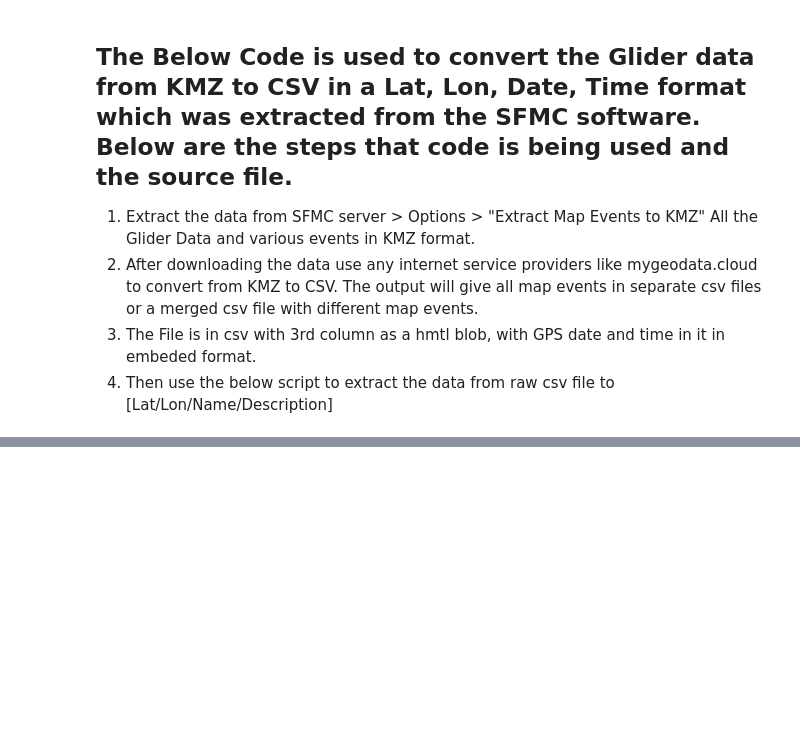
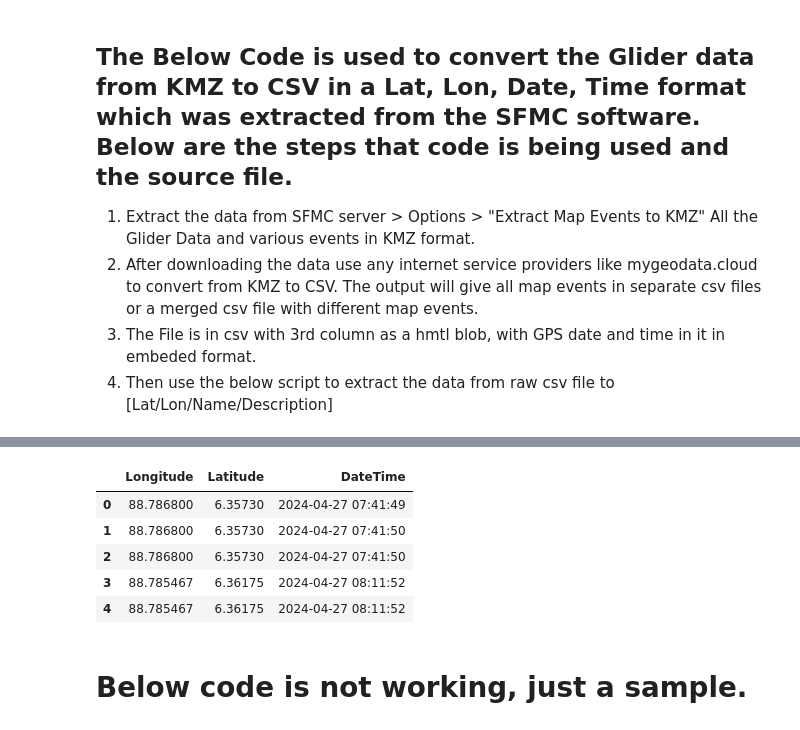
Before and after one commit to ravi19ved/my_projects, a Jupyter notebook: pygmt/glider_kmz_to_csv_data_converter.ipynb, the cells around one changed output, grey strips where cells are left out. Drawn from its saved outputs; the diff is of its cells as text; code cells hidden in the pictures; blank space fills up the shorter version.

```diff
--- a/pygmt/glider_kmz_to_csv_data_converter.ipynb
+++ b/pygmt/glider_kmz_to_csv_data_converter.ipynb
@@ -7,0 +63,23 @@
+# %%
+# Working Code to extract GPS data from a CSV file with surface movements
+
+# Updated function to extract the correct date and time format
+def extract_correct_datetime(description):
+    match = re.search(r'Time of GPS Position: ([0-9\-: ]+)', description)
+    return match.group(1) if match else None
+
+# Apply the updated function
+df['DateTime'] = df['description'].apply(extract_correct_datetime)
+
+# Select only the required columns
+extracted_data = df[['X', 'Y', 'DateTime']].rename(columns={'X': 'Longitude', 'Y': 'Latitude'})
+
+# Show the first few rows of the extracted data
+extracted_data.head()
+# %% [output]
+|  | Longitude | Latitude | DateTime |
+| 0 | 88.786800 | 6.35730 | 2024-04-27 07:41:49 |
+| 1 | 88.786800 | 6.35730 | 2024-04-27 07:41:50 |
+| 2 | 88.786800 | 6.35730 | 2024-04-27 07:41:50 |
+| 3 | 88.785467 | 6.36175 | 2024-04-27 08:11:52 |
+| 4 | 88.785467 | 6.36175 | 2024-04-27 08:11:52 |
@@ -8 +111,3 @@
+# %% [markdown]
+# Below code is not working, just a sample.
 # %%
```
Also changed, not shown: parts of 9 cells of this notebook, 5 other files.
